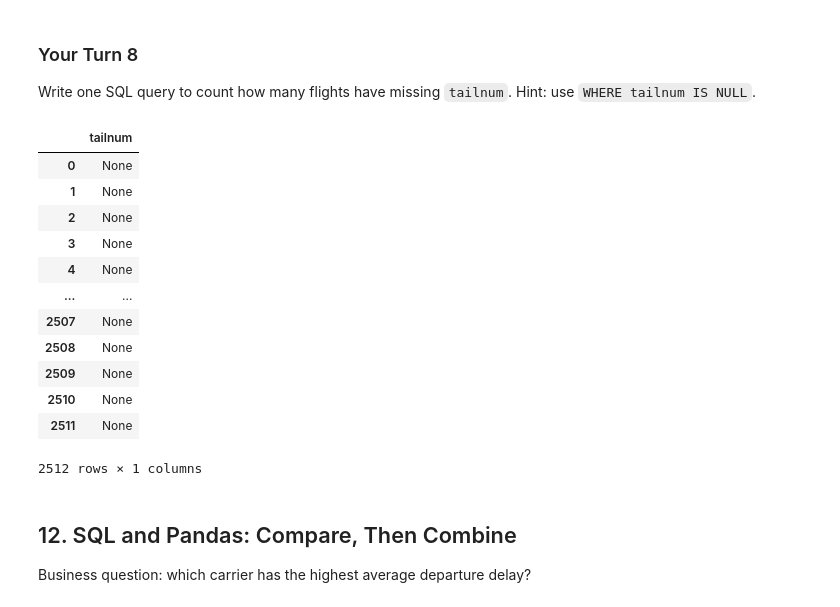
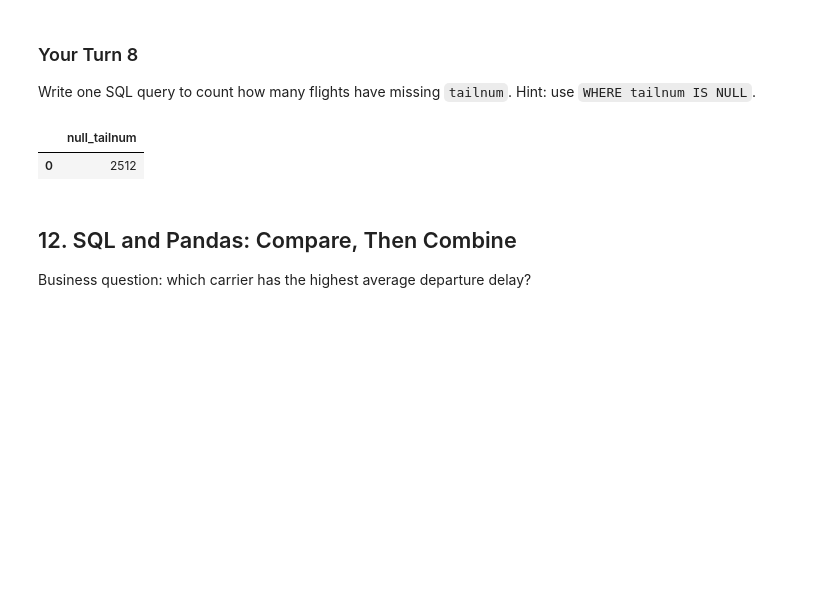
Before and after one commit to JonathanStachowiak/Stachowiak-ban6003-week09-10-sql-abt-template, a Jupyter notebook: notebooks/module9_neon_sql_fundamentals_guided_lab.ipynb, the cells around one changed output. Saved outputs shown, nothing was run; the diff lists cells and outputs as text; code cells hidden in the pictures; blank space fills up the shorter version.

```diff
--- a/notebooks/module9_neon_sql_fundamentals_guided_lab.ipynb
+++ b/notebooks/module9_neon_sql_fundamentals_guided_lab.ipynb
@@ -174,15 +174,13 @@ run_query(query, engine)
 Write a SQL query that returns the first 10 rows from the `airlines` table.
 # %%
 # Your Turn 1
-query = query = """
+query = """
 SELECT *
 FROM airlines
 LIMIT 10;
 """
 
 run_query(query, engine)
-
-run_query(query, engine)
 # %% [output]
 |  | carrier | name |
 | 0 | 9E | Endeavor Air Inc. |
@@ -659,27 +682,15 @@ Write one SQL query to count how many flights have missing `tailnum`. Hint: use
 # %%
 # Your Turn 8
 query = """
-SELECT tailnum
+SELECT COUNT (*) AS null_tailnum
 FROM flights
 WHERE tailnum IS NULL
-ORDER BY tailnum;
 """
 
 run_query(query, engine)
 # %% [output]
-|  | tailnum |
-| 0 | None |
-| 1 | None |
-| 2 | None |
-| 3 | None |
-| 4 | None |
-| ... | ... |
-| 2507 | None |
-| 2508 | None |
-| 2509 | None |
-| 2510 | None |
-| 2511 | None |
+|  | null_tailnum |
+| 0 | 2512 |
-2512 rows × 1 columns
 # %% [markdown]
 ## 12. SQL and Pandas: Compare, Then Combine
 
```
Also changed, not shown: parts of 18 cells of this notebook, 2 other files.
